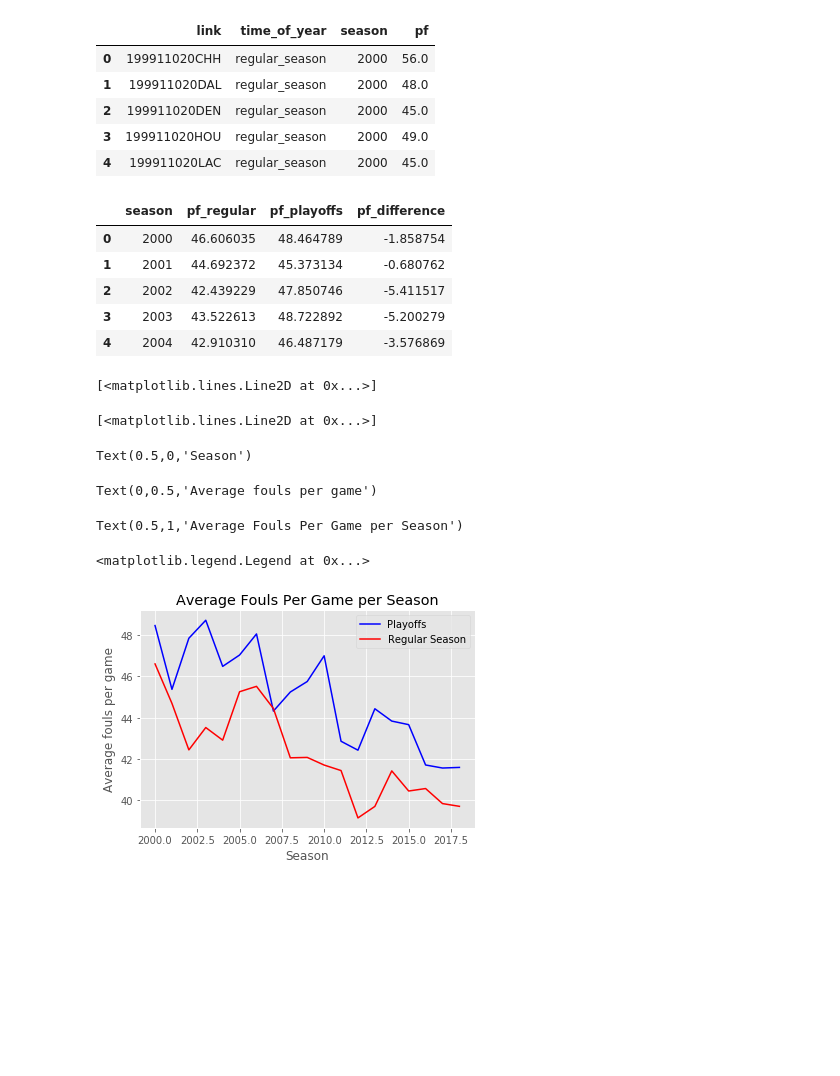
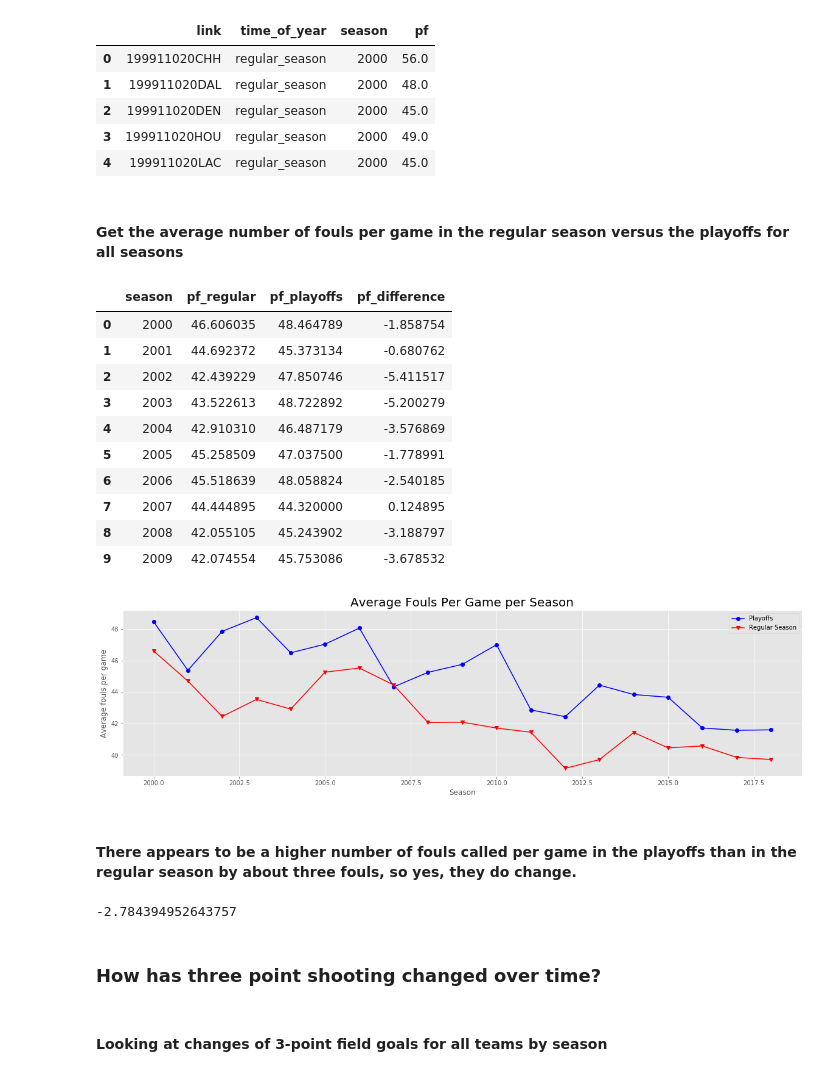
Before and after one commit to fyurekli/projects_python, a Jupyter notebook: nba_analysis/nba_preliminary_EDA.ipynb, the cells around one changed output. Cells and saved outputs as stored; diff of their text form; code cells hidden in the pictures; blank space fills up the shorter version.

```diff
--- a/nba_analysis/nba_preliminary_EDA.ipynb
+++ b/nba_analysis/nba_preliminary_EDA.ipynb
@@ -75,15 +77,22 @@ df_fouls.head()
 | 2 | 199911020DEN | regular_season | 2000 | 45.0 |
 | 3 | 199911020HOU | regular_season | 2000 | 49.0 |
 | 4 | 199911020LAC | regular_season | 2000 | 45.0 |
+# %% [markdown]
+#### Get the average number of fouls per game in the regular season versus the playoffs for all seasons
 # %%
-#get the average number of fouls per game in the regular season versus the playoffs for all seasons
+#group the df_fouls dataset by the time of year and season, and get the average number of fouls in each set.
 df_pf_per_year = df_fouls.groupby(['time_of_year','season'])['pf'].mean().reset_index()
+
+#filter out the regular season and playoffs
 regular_pf = df_pf_per_year[df_pf_per_year['time_of_year']=='regular_season'].drop(columns=['time_of_year']).rename(columns={'pf':'pf_regular'})
 playoff_pf = df_pf_per_year[df_pf_per_year['time_of_year']=='playoffs'].drop(columns=['time_of_year']).rename(columns={'pf':'pf_playoffs'})
 
+#merge the datasets together so they can be compared by row
 df_pf_per_year = pd.merge(regular_pf, playoff_pf, how='left',on='season')
+
+#add in another row that just subtracts the fouls per game between the regular season and the playoffs
 df_pf_per_year['pf_difference'] = df_pf_per_year['pf_regular'] - df_pf_per_year['pf_playoffs']
-df_pf_per_year.head()
+df_pf_per_year.head(10)
 # %% [output]
 |  | season | pf_regular | pf_playoffs | pf_difference |
 | 0 | 2000 | 46.606035 | 48.464789 | -1.858754 |
@@ -91,20 +100,30 @@ df_pf_per_year.head()
 | 2 | 2002 | 42.439229 | 47.850746 | -5.411517 |
 | 3 | 2003 | 43.522613 | 48.722892 | -5.200279 |
 | 4 | 2004 | 42.910310 | 46.487179 | -3.576869 |
+| 5 | 2005 | 45.258509 | 47.037500 | -1.778991 |
+| 6 | 2006 | 45.518639 | 48.058824 | -2.540185 |
+| 7 | 2007 | 44.444895 | 44.320000 | 0.124895 |
+| 8 | 2008 | 42.055105 | 45.243902 | -3.188797 |
+| 9 | 2009 | 42.074554 | 45.753086 | -3.678532 |
 # %%
 plt.style.use('ggplot')
-plt.plot(df_pf_per_year['season'], df_pf_per_year['pf_playoffs'], color='blue', label='Playoffs')
-plt.plot(df_pf_per_year['season'], df_pf_per_year['pf_regular'], color='red', label='Regular Season')
-plt.xlabel('Season')
-plt.ylabel('Average fouls per game')
-plt.title('Average Fouls Per Game per Season')
-plt.legend()
-plt.show()
+fig, ax = plt.subplots(figsize=(20,5))
+ax.plot(df_pf_per_year['season'], df_pf_per_year['pf_playoffs'], color='blue', label='Playoffs', marker='o')
+ax.plot(df_pf_per_year['season'], df_pf_per_year['pf_regular'], color='red', label='Regular Season', marker='v')
+ax.set_xlabel('Season')
+ax.set_ylabel('Average fouls per game')
+ax.set_title('Average Fouls Per Game per Season',size=20)
+ax.legend()
+plt.show();
 # %% [output]
-[<matplotlib.lines.Line2D at 0x...>]
-[<matplotlib.lines.Line2D at 0x...>]
-Text(0.5,0,'Season')
-Text(0,0.5,'Average fouls per game')
-Text(0.5,1,'Average Fouls Per Game per Season')
-<matplotlib.legend.Legend at 0x...>
-[figure, old version]
+[figure, new version]
+# %% [markdown]
+#### There appears to be a higher number of fouls called per game in the playoffs than in the regular season by about three fouls, so yes, they do change.
+# %%
+df_pf_per_year['pf_difference'].mean()
+# %% [output]
+-2.784394952643757
+# %% [markdown]
+### How has three point shooting changed over time?
+# %% [markdown]
+#### Looking at changes of 3-point field goals for all teams by season
```
Also changed, not shown: parts of 25 cells of this notebook.
